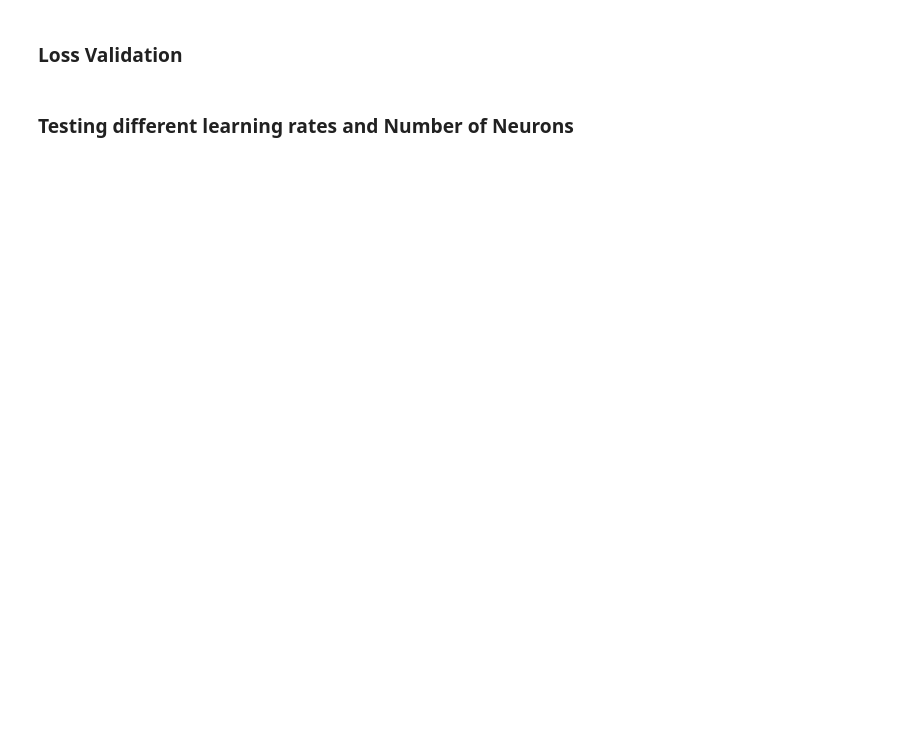
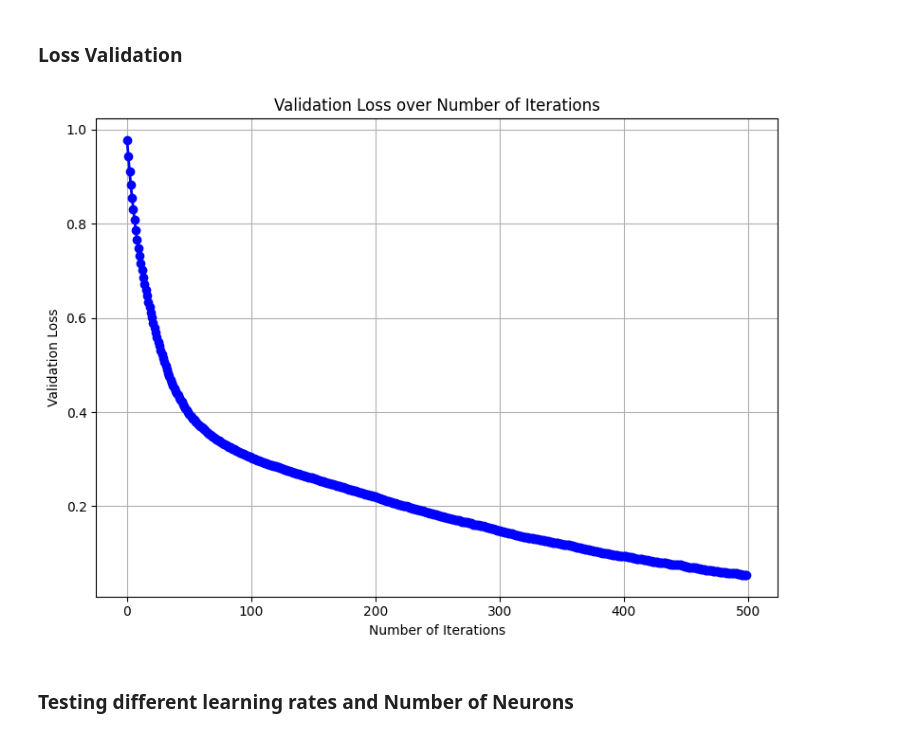
Before and after one commit to icbaptista/heart-disease-prediction-with-ML, a Jupyter notebook: neural_networks.ipynb, the cells around one changed output. Cells and saved outputs as stored; diff of their text form; code cells hidden in the pictures; blank space fills up the shorter version.

```diff
--- a/neural_networks.ipynb
+++ b/neural_networks.ipynb
@@ -160,17 +231,20 @@ plt.show()
 # %% [markdown]
 ### Loss Validation
 # %%
-# Get the validation loss from the model
+# Get the validation loss from the new model
 validation_loss = model.loss_curve_
 
 # Plot the validation loss
 plt.figure(figsize=(8, 6))
-plt.plot(validation_loss, marker='o')
-plt.xlabel('Epoch')
+plt.plot(validation_loss, marker='o', color='b', linewidth=2)
+plt.xlabel('Number of Iterations')
 plt.ylabel('Validation Loss')
-plt.title('Validation Loss over Epochs')
+plt.title('Validation Loss over Number of Iterations')
 plt.grid(True)
+plt.tight_layout()
 plt.show()
+# %% [output]
+[figure, added]
 # %% [markdown]
 ### Testing different learning rates and Number of Neurons
 # %%
```
Also changed, not shown: parts of 16 cells of this notebook.
